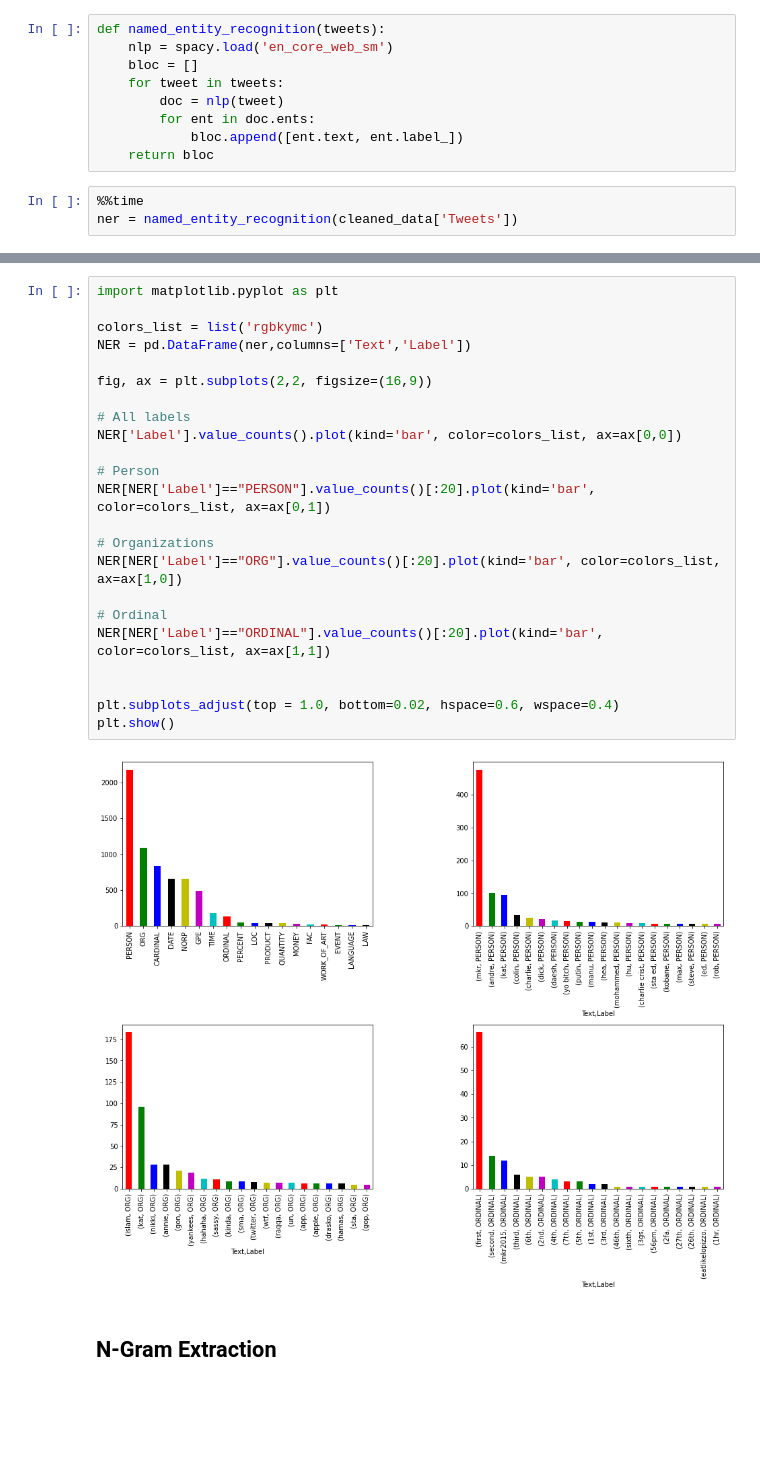
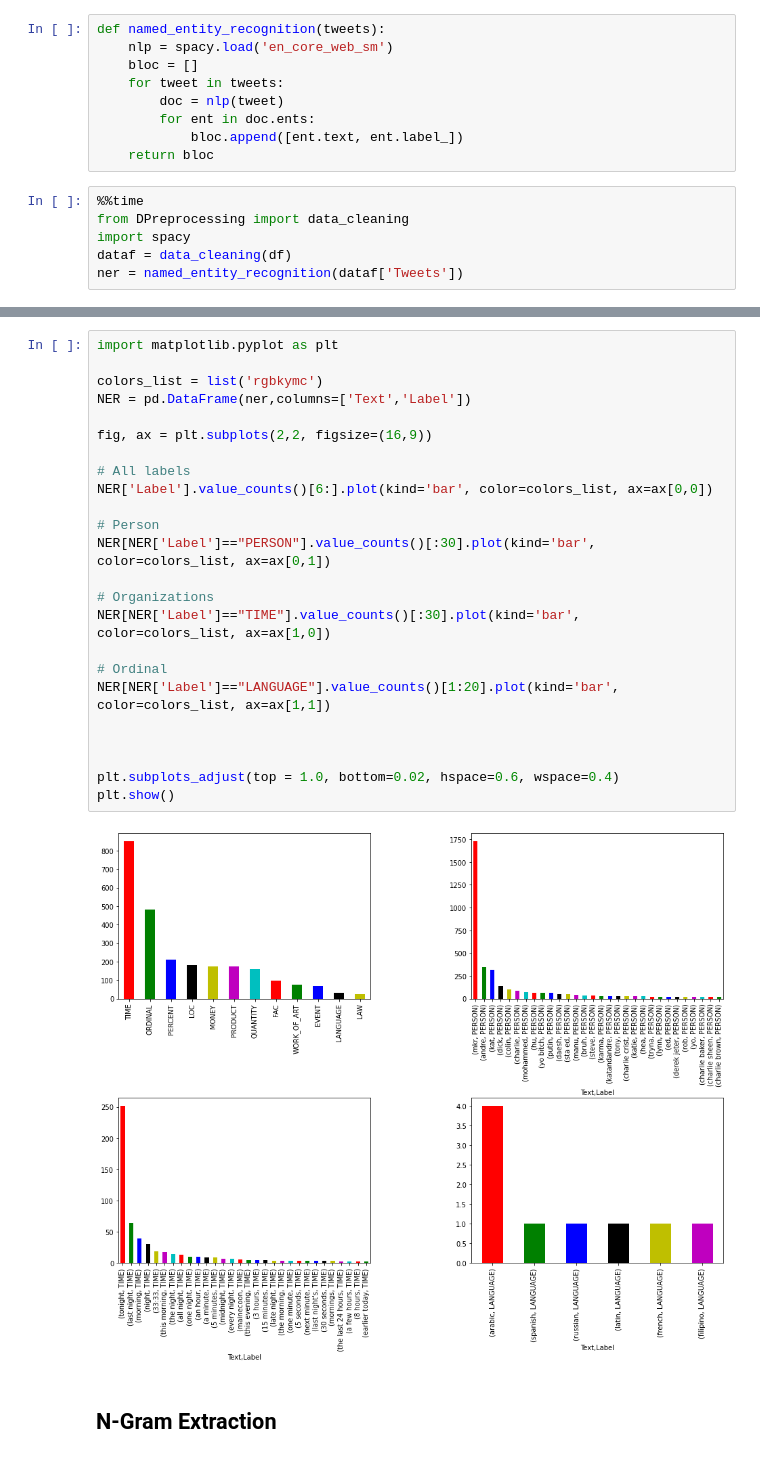
Before and after one commit to Nasseredd/DiscriminationTweetsProject, a Jupyter notebook: Analysis.ipynb, the cells around one changed output, grey strips where cells are left out. Cells and saved outputs as stored; diff of their text form; blank space fills up the shorter version.

```diff
--- a/Analysis.ipynb
+++ b/Analysis.ipynb
@@ -191,5 +195,8 @@ def named_entity_recognition(tweets):
     return bloc
 # %%
 %%time
-ner = named_entity_recognition(cleaned_data['Tweets'])
+from DPreprocessing import data_cleaning
+import spacy
+dataf = data_cleaning(df)
+ner = named_entity_recognition(dataf['Tweets'])
 # %% [output]
@@ -198,27 +205,28 @@ Wall time: 1min 32s
 # %%
 import matplotlib.pyplot as plt
 
 colors_list = list('rgbkymc')
 NER = pd.DataFrame(ner,columns=['Text','Label'])
 
 fig, ax = plt.subplots(2,2, figsize=(16,9))
 
 # All labels
-NER['Label'].value_counts().plot(kind='bar', color=colors_list, ax=ax[0,0])
+NER['Label'].value_counts()[6:].plot(kind='bar', color=colors_list, ax=ax[0,0])
 
 # Person
-NER[NER['Label']=="PERSON"].value_counts()[:20].plot(kind='bar', color=colors_list, ax=ax[0,1])
+NER[NER['Label']=="PERSON"].value_counts()[:30].plot(kind='bar', color=colors_list, ax=ax[0,1])
 
 # Organizations
-NER[NER['Label']=="ORG"].value_counts()[:20].plot(kind='bar', color=colors_list, ax=ax[1,0])
+NER[NER['Label']=="TIME"].value_counts()[:30].plot(kind='bar', color=colors_list, ax=ax[1,0])
 
 # Ordinal
-NER[NER['Label']=="ORDINAL"].value_counts()[:20].plot(kind='bar', color=colors_list, ax=ax[1,1])
+NER[NER['Label']=="LANGUAGE"].value_counts()[1:20].plot(kind='bar', color=colors_list, ax=ax[1,1])
+
 
 
 plt.subplots_adjust(top = 1.0, bottom=0.02, hspace=0.6, wspace=0.4)
 plt.show()
 # %% [output]
-[figure, old version]
+[figure, new version]
 # %% [markdown]
 ## N-Gram Extraction
```
Also changed, not shown: parts of 57 cells of this notebook.
